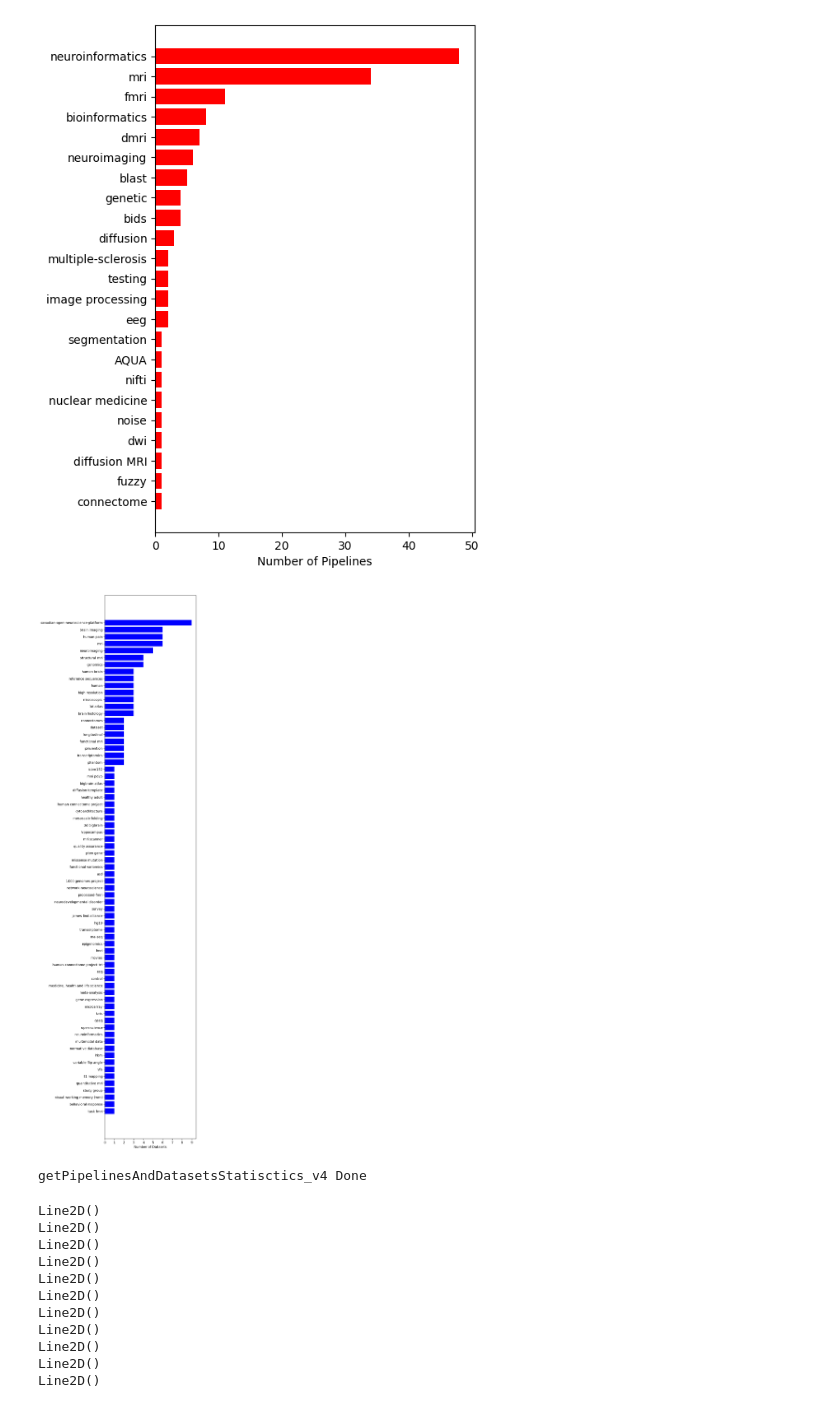
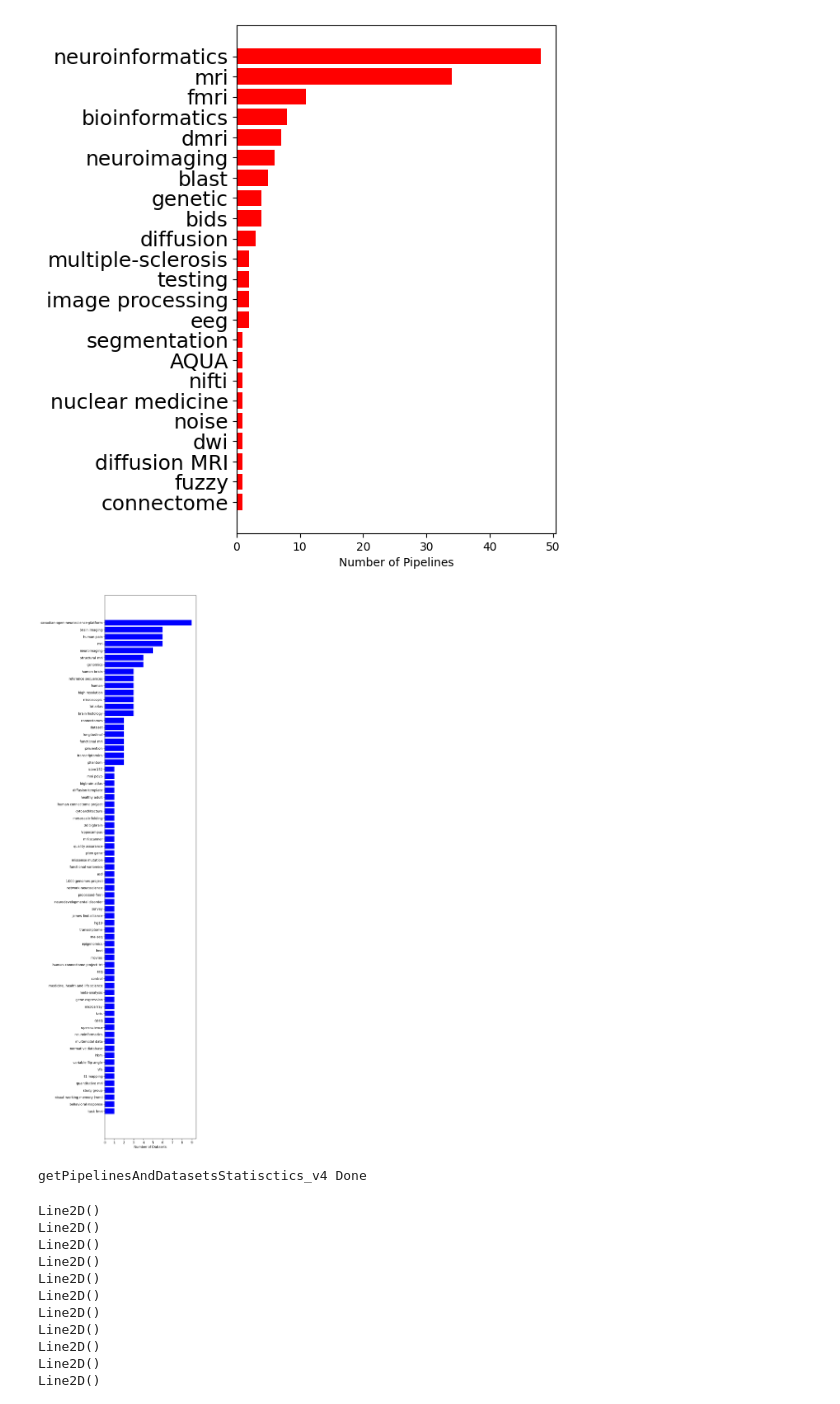
Before and after one commit to big-data-lab-team/paper-pipelines-datasets-recommender, a Jupyter notebook: scripts/Recommender_v4.ipynb, the cells around one changed output. Cells and saved outputs as stored; diff of their text form; code cells hidden in the pictures.

Commit message:
Update Figures

```diff
--- a/scripts/Recommender_v4.ipynb
+++ b/scripts/Recommender_v4.ipynb
@@ -1256,8 +1256,8 @@ def getPipelinesAndDatasetsStatisctics_v4():
     y_pos = np.arange(len(sortedStatistic.keys()))
     plt.subplots(figsize=(5,8))
     plt.barh(y_pos, sortedStatistic.values(), align='center', alpha=1, color='red')
-    plt.yticks(y_pos, sortedStatistic.keys())#, fontsize=18)
-    #plt.xticks(fontsize=18)
+    plt.yticks(y_pos, sortedStatistic.keys(), fontsize=18)
+    plt.xticks(fontsize=18)
     plt.xlabel('Number of Pipelines')#, fontsize=18)
     #plt.ylabel('Pipelines Tag', fontsize=18)
     #plt.savefig(os.path.join(figuresFolder, 'Pipelines Tag.jpg'), bbox_inches="tight")
@@ -1265,37 +1265,37 @@ def getPipelinesAndDatasetsStatisctics_v4():
     plt.show(block=False)
     plt.pause(1)
     plt.close()
 
     #Datasets Type
     for item in list(statistic["Datasets Keyword"]):
         if statistic["Datasets Keyword"][item] == 0:
             statistic["Datasets Keyword"].pop(item)
 
     sortedStatistic = {k: v for k, v in sorted(statistic["Datasets Keyword"].items(), key=lambda item: item[1], reverse=False)}
 
     y_pos = np.arange(len(sortedStatistic.values()))
     plt.subplots(figsize=(5,30))
     plt.barh(y_pos, sortedStatistic.values(), align='center', alpha=1, color='blue')
-    plt.yticks(y_pos, sortedStatistic.keys())#, fontsize=18)
+    plt.yticks(y_pos, sortedStatistic.keys(), fontsize=18)
     xValues = [*range(0, max(sortedStatistic.values()) + 1, 1)]
-    plt.xticks(xValues, xValues)#, fontsize=18)
+    plt.xticks(xValues, xValues, fontsize=18)
     plt.xlabel('Number of Datasets')#, fontsize=18)
     #plt.ylabel('Dataset Keyword', fontsize=18)
     #plt.savefig(os.path.join(figuresFolder, 'Datasets Keyword.jpg'), bbox_inches="tight")
     plt.savefig(os.path.join(figuresFolder, 'Datasets Keyword.pdf'), bbox_inches="tight")
     plt.show(block=False)
     plt.pause(1)
     plt.close()
 
 
     saveReportFileJson("Pipelines and Datasets Statistics.json", statistic)
     print("getPipelinesAndDatasetsStatisctics_v4 Done")
 
 #fetchPipelinesInfo_v4()
 #fetchDatasetsInfo_v4()
-getPipelinesAndDatasetsStatisctics_v4()
+#getPipelinesAndDatasetsStatisctics_v4()
 # %% [output]
-[figure, old version]
+[figure, new version]
 [figure]
 getPipelinesAndDatasetsStatisctics_v4 Done
 # %%
```
Also changed, not shown: parts of 1 cell of this notebook, 3 other files.
